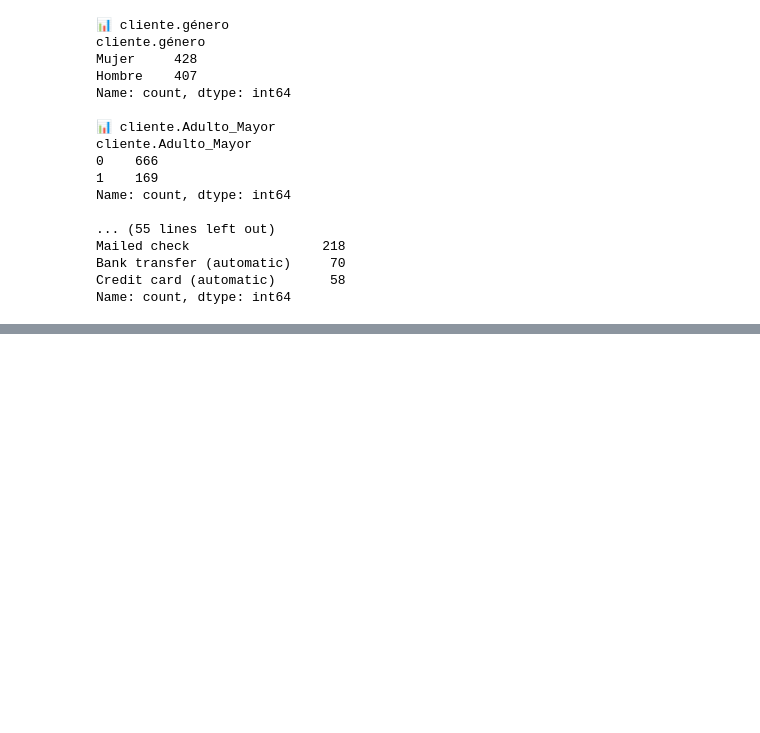
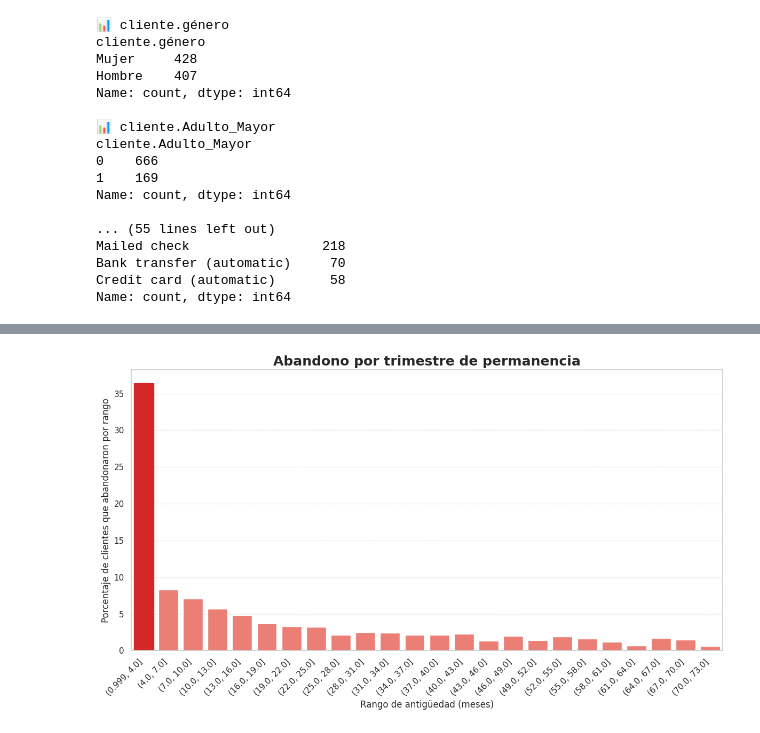
Before and after one commit to Lexx4nder/challenge2-data-science-LATAM, a Jupyter notebook: Challenge_2_Data_Science_|_TELECOM_X.ipynb, the cells around one changed output, grey strips where cells are left out. Drawn from its saved outputs; the diff is of its cells as text; code cells hidden in the pictures; blank space fills up the shorter version.

```diff
--- a/Challenge_2_Data_Science_|_TELECOM_X.ipynb
+++ b/Challenge_2_Data_Science_|_TELECOM_X.ipynb
@@ -770,0 +878,23 @@ Name: count, dtype: int64
+# %%
+#Gráfico de barras para destacar el impacto
+
+plt.figure(figsize=(12, 7))
+sns.barplot(data=tabla_rangos, x='rango_3Meses', y='% por rango', color='#FF6F61')
+
+# Resaltar el primer trimestre en otro color
+bars = plt.gca().patches
+for i, bar in enumerate(bars):
+    if i == 0:
+        bar.set_color('#D62728')  # rojo para el primer trimestre
+
+# Títulos y etiquetas
+
+plt.title('Abandono por trimestre de permanencia', fontsize=18, fontweight='bold')
+plt.xlabel('Rango de antigüedad (meses)', fontsize=12)
+plt.ylabel('Porcentaje de clientes que abandonaron por rango', fontsize=12)
+plt.xticks(rotation=45, ha='right')
+plt.grid(axis='y', linestyle='--', alpha=0.4)
+plt.tight_layout()
+plt.show()
+# %% [output]
+[figure, added]
```
Also changed, not shown: parts of 14 cells of this notebook.
